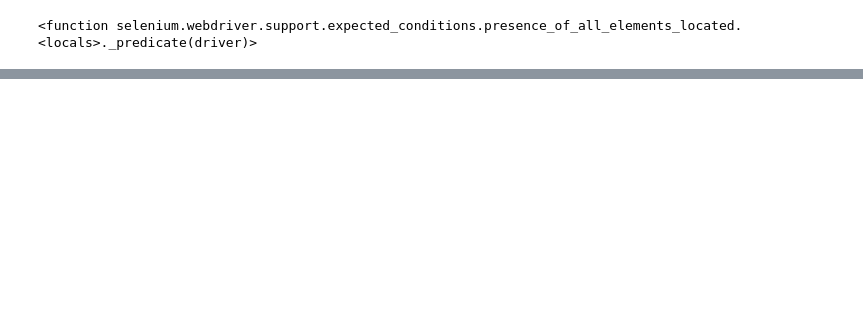
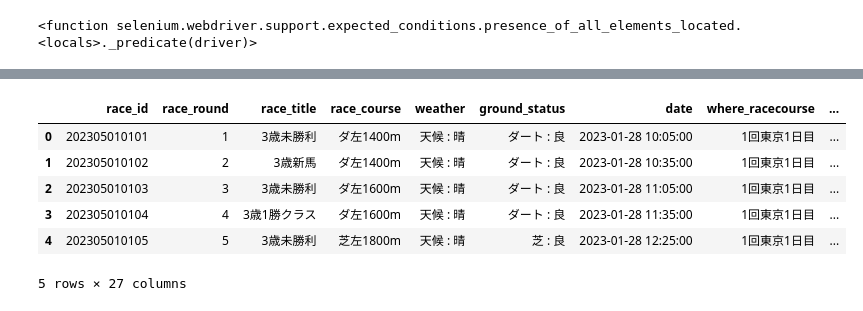
Before and after one commit to kawamottyan/sugakubunka, a Jupyter notebook: rindoku/Scraping.ipynb, the cells around one changed output, grey strips where cells are left out. Saved outputs shown, nothing was run; the diff lists cells and outputs as text; code cells hidden in the pictures; blank space fills up the shorter version.

```diff
--- a/rindoku/Scraping.ipynb
+++ b/rindoku/Scraping.ipynb
@@ -162,3 +341,13 @@ race_df.drop(['time'], axis=1, inplace=True)
 
 # 何ラウンド目かのカラムに余分なRや空白・改行が含まれているので取り除く
 race_df['race_round'] = race_df['race_round'].str.strip('R \n')
+# %%
+race_df.head()
+# %% [output]
+|  | race_id | race_round | race_title | race_course | weather | ground_status | date | where_racecourse | ... |
+| 0 | 202305010101 | 1 | 3歳未勝利 | ダ左1400m | 天候 : 晴 | ダート : 良 | 2023-01-28 10:05:00 | 1回東京1日目 | ... |
+| 1 | 202305010102 | 2 | 3歳新馬 | ダ左1400m | 天候 : 晴 | ダート : 良 | 2023-01-28 10:35:00 | 1回東京1日目 | ... |
+| 2 | 202305010103 | 3 | 3歳未勝利 | ダ左1600m | 天候 : 晴 | ダート : 良 | 2023-01-28 11:05:00 | 1回東京1日目 | ... |
+| 3 | 202305010104 | 4 | 3歳1勝クラス | ダ左1600m | 天候 : 晴 | ダート : 良 | 2023-01-28 11:35:00 | 1回東京1日目 | ... |
+| 4 | 202305010105 | 5 | 3歳未勝利 | 芝左1800m | 天候 : 晴 | 芝 : 良 | 2023-01-28 12:25:00 | 1回東京1日目 | ... |
+5 rows × 27 columns
```
Also changed, not shown: parts of 5 cells of this notebook, 2 other files.
